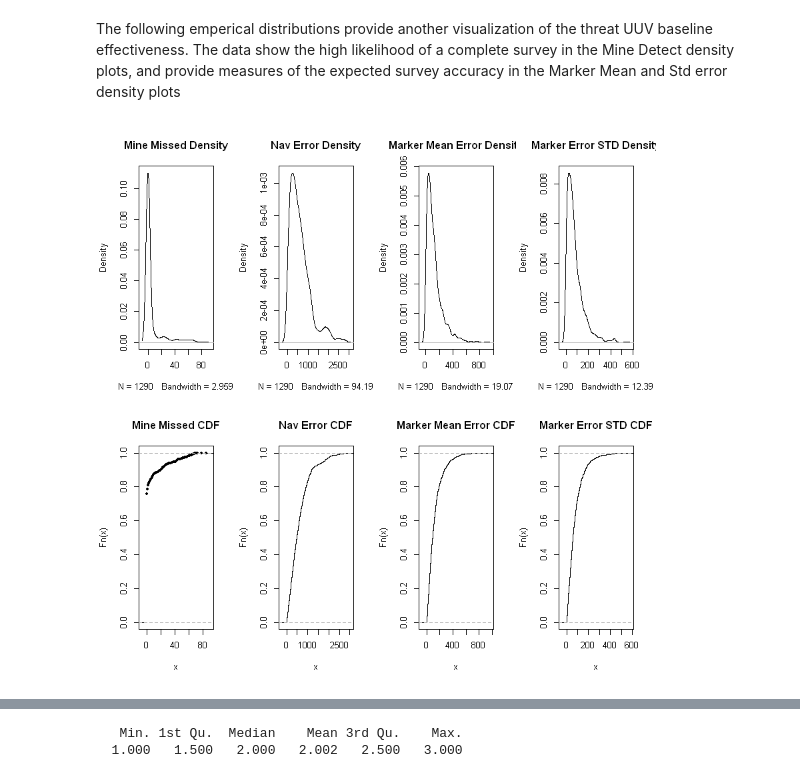
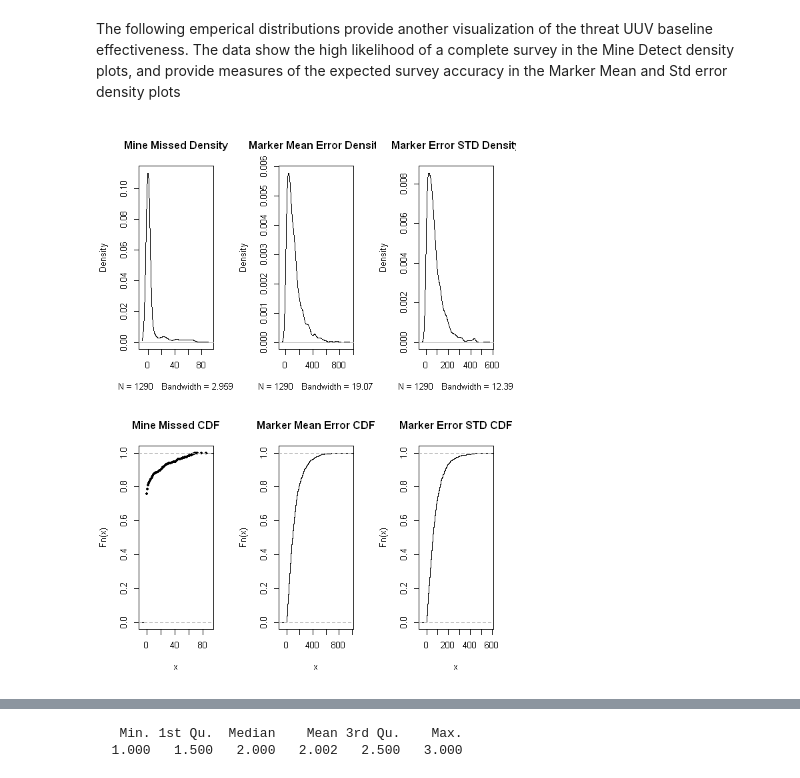
Before and after one commit to paulopperman/cuuv, a Jupyter notebook: experiments/Chapter 5 Visualizations.ipynb, the cells around one changed output, grey strips where cells are left out. Cells and saved outputs as stored; diff of their text form; code cells hidden in the pictures.

```diff
--- a/experiments/Chapter 5 Visualizations.ipynb
+++ b/experiments/Chapter 5 Visualizations.ipynb
@@ -67,17 +67,15 @@ The following emperical distributions provide another visualization of the threa
 # %%
 data.baseline.mine.ecdf <- ecdf(100 - data.baseline$count.mine.contacts)
 data.baseline.nav.ecdf <- ecdf(data.baseline$max.nav.error)
-data.baseline.mean.ecdf <- ecdf(data.baseline$marker.mean)
-data.baseline.std.ecdf <- ecdf(data.baseline$marker.std.dev)
+data.baseline.mean.ecdf <- ecdf(data.baseline$marker.mean[data.baseline$count.mine.contacts>0])
+data.baseline.std.ecdf <- ecdf(data.baseline$marker.std.dev[data.baseline$count.mine.contacts>0])
 # %%
 layout(matrix(c(1,2,3,4,5,6,7,8),2,4))
 plot(density(100 - data.baseline$count.mine.contacts), main="Mine Missed Density")
 plot(data.baseline.mine.ecdf, main='Mine Missed CDF')
-plot(density(data.baseline$max.nav.error), main='Nav Error Density')
-plot(data.baseline.nav.ecdf, main='Nav Error CDF')
-plot(density(data.baseline$marker.mean), main='Marker Mean Error Density')
+plot(density(data.baseline$marker.mean[data.baseline$count.mine.contacts>0]), main='Marker Mean Error Density')
 plot(data.baseline.mean.ecdf, main='Marker Mean Error CDF')
-plot(density(data.baseline$marker.std.dev), main='Marker Error STD Density')
+plot(density(data.baseline$marker.std.dev[data.baseline$count.mine.contacts>0]), main='Marker Error STD Density')
 plot(data.baseline.std.ecdf, main='Marker Error STD CDF')
 # %% [output]
-[figure, old version]
+[figure, new version]
```
Also changed, not shown: parts of 27 cells of this notebook, 6 other files.
